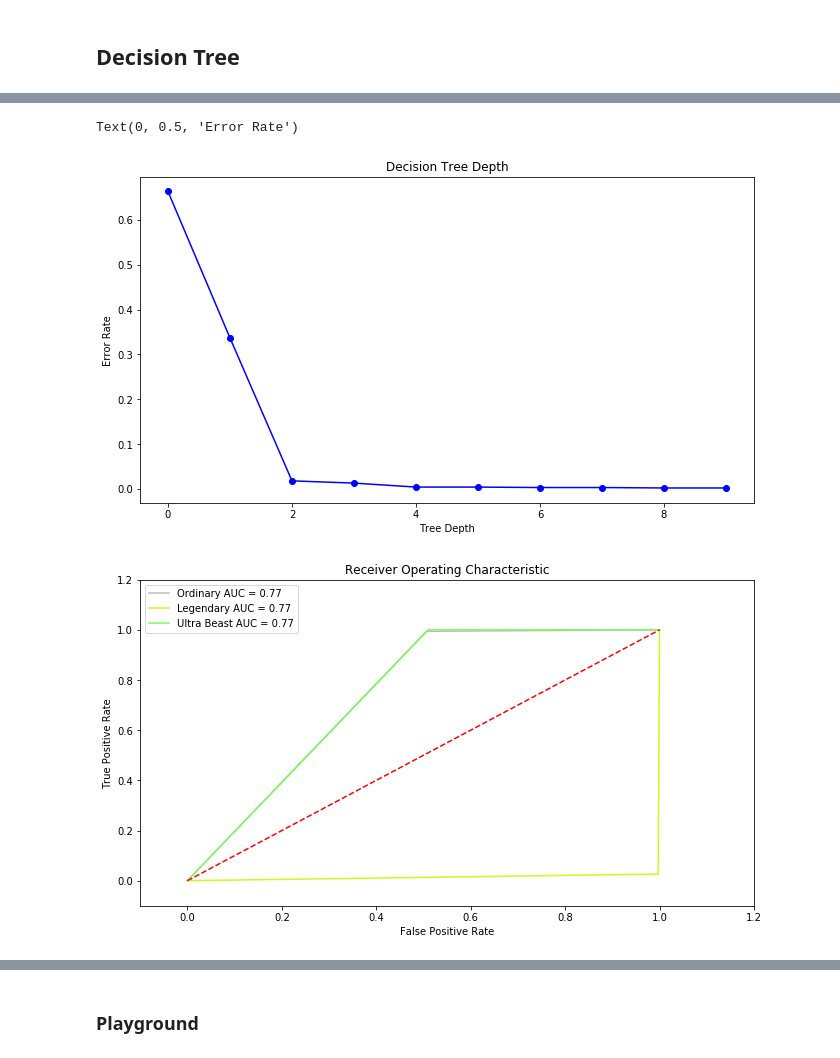
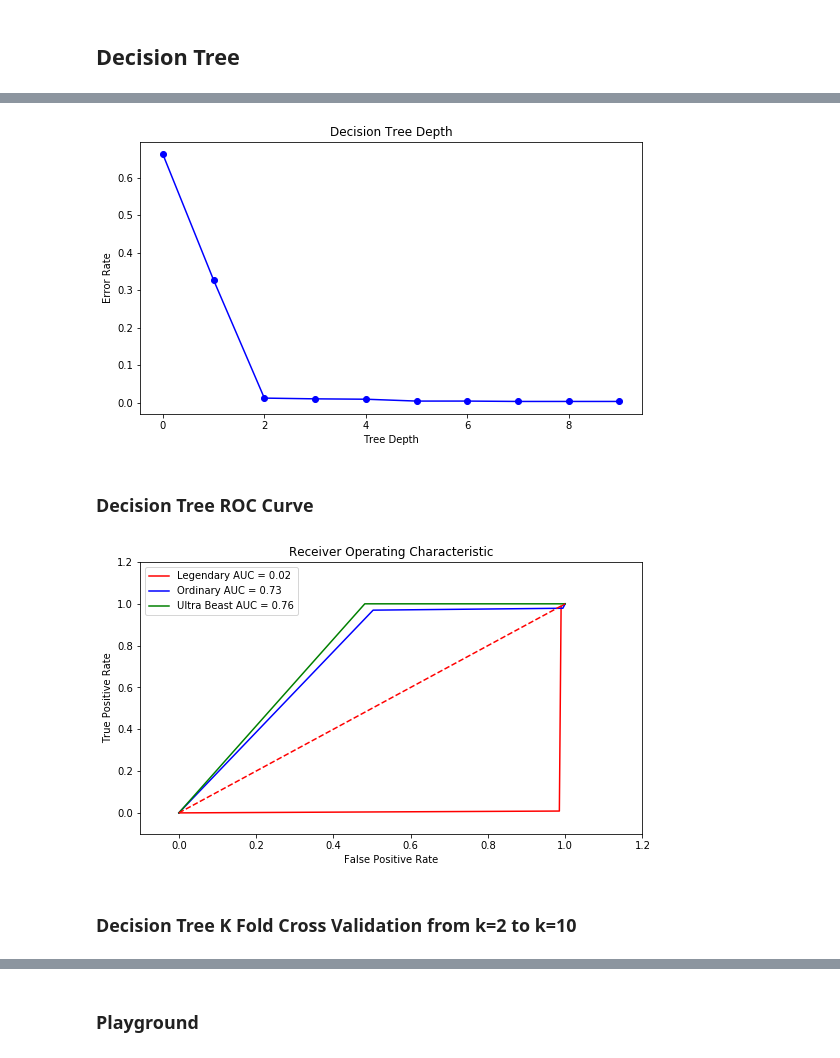
Before and after one commit to pandabytes/PokemonDatamining, a Jupyter notebook: predictors/Pokemon.ipynb, the cells around one changed output, grey strips where cells are left out. Saved outputs shown, nothing was run; the diff lists cells and outputs as text; code cells hidden in the pictures.

Commit message:
Clean up code and add more plots to visualize data

```diff
--- a/predictors/Pokemon.ipynb
+++ b/predictors/Pokemon.ipynb
@@ -27,7 +25,7 @@ import naiveBayes as nb
 # Set packages options
 # np.set_printoptions(threshold=np.nan)
 # pd.set_option("display.max_columns", 600)
-plt.rcParams["figure.figsize"] = (11, 6)
+plt.rcParams["figure.figsize"] = (9, 5)
 # %% [markdown]
 ## Define constants and functions
 # %%
@@ -39,23 +37,17 @@ TypeColorMappings = {"Water": "#6890F0", "Fire": "#F08030", "Grass": "#78C850",
                      "Ice": "#98D8D8", "Bug": "#A8B820", "Dragon": "#7038F8",
                      "Ghost": "#705898", "Steel": "#B8B8D0", "Fairy": "#EE99AC"}
 
-# DropColumns = ["Pokedex#", "Name", "Type 1", "Type 2", "Generation", "Ability 1", "Ability 2", "Ability 3",
-#                "EggGroup 1", "EggGroup 2", "Category", "Height (m)", "Weight (kg)"]
-
-DropColumns = ["Pokedex#", "Name", "Generation", "Category"]
+DropColumns = ["Pokedex", "Name", "Generation", "Category"]
 
 def getColorList(typeCounts):
     assert type(typeCounts) == pd.core.series.Series, "Argument must be a Series object"
     return [TypeColorMappings[pokemonType] for pokemonType in typeCounts.index]
 
-def getDistinctValues(dataFrame, columnName, sep):
-    result = []
-    for value in dataFrame[columnName].value_counts().index:
-        result += value.split(sep)
-    return set(result)
-
 def getRandomColor():
     return "#%02X%02X%02X" % (random.randint(0,255), random.randint(0,255), random.randint(0,255))
+
+def filterByValue(dataFrame, column, value):
+    return dataFrame[dataFrame[column] == value]
 # %% [markdown]
 ## Load the data from file
 # %%
@@ -91,12 +141,15 @@ data.boxplot("Total", "Group")
 # %%
 target = "Group"
 labels = data[target].unique()
-r = ut.injectMinoritySample(["Ultra Beast", "Legendary"], "Group", data)
-reducedData = r.drop(DropColumns, axis=1)
+labelColors = {"Ordinary": "b", "Legendary": "r", "Ultra Beast": "g"}
+
+injectedData = ut.injectMinoritySample(["Ultra Beast", "Legendary"], "Group", data)
+reducedData = injectedData.drop(DropColumns, axis=1)
 training, test = ut.splitData(target, reducedData, 0.60)
 # %% [markdown]
 ## Decision Tree
 # %%
-dtree = dt.DecisionTree(target, 4)
+# Use Decision Tree to train on the training set and predict on the test set
+dtree = dt.DecisionTree(target, maxDepth=4)
 dtree.train(training)
 dtPred = dtree.classify(test.drop([target], axis=1))
@@ -119,24 +199,29 @@ plt.plot(treeDepths, depthErrors, 'bo-')
 plt.title("Decision Tree Depth")
 plt.xlabel("Tree Depth")
 plt.ylabel("Error Rate")
+plt.show()
 # %% [output]
-Text(0, 0.5, 'Error Rate')
-[figure, old version]
+[figure, new version]
+# %% [markdown]
+### Decision Tree ROC Curve
 # %%
+# For each label, treat other labels as "negative"
 for label in labels:
-    c = getRandomColor()
+    c = labelColors[label]
     fpr, tpr, thresholds = roc_curve(y_true=test[target], y_score=[v[1] for v in dtPred.values], pos_label=label)
     rocAuc = auc(fpr, tpr)
-    plt.plot(fpr, tpr, c, label='{0} AUC = {1:.2f}'.format(label, roc_auc))
+    plt.plot(fpr, tpr, c, label='{0} AUC = {1:.2f}'.format(label, rocAuc))
 
 plt.title('Receiver Operating Characteristic')
 plt.legend(loc='best')
 plt.plot([0,1],[0,1],'r--')
 plt.xlim([-0.1,1.2])
 plt.ylim([-0.1,1.2])
 plt.ylabel('True Positive Rate')
 plt.xlabel('False Positive Rate')
 plt.show()
 # %% [output]
-[figure, old version]
+[figure, new version]
+# %% [markdown]
+### Decision Tree K Fold Cross Validation from k=2 to k=10
 # %%
```
Also changed, not shown: parts of 57 cells of this notebook, 1 other file.
